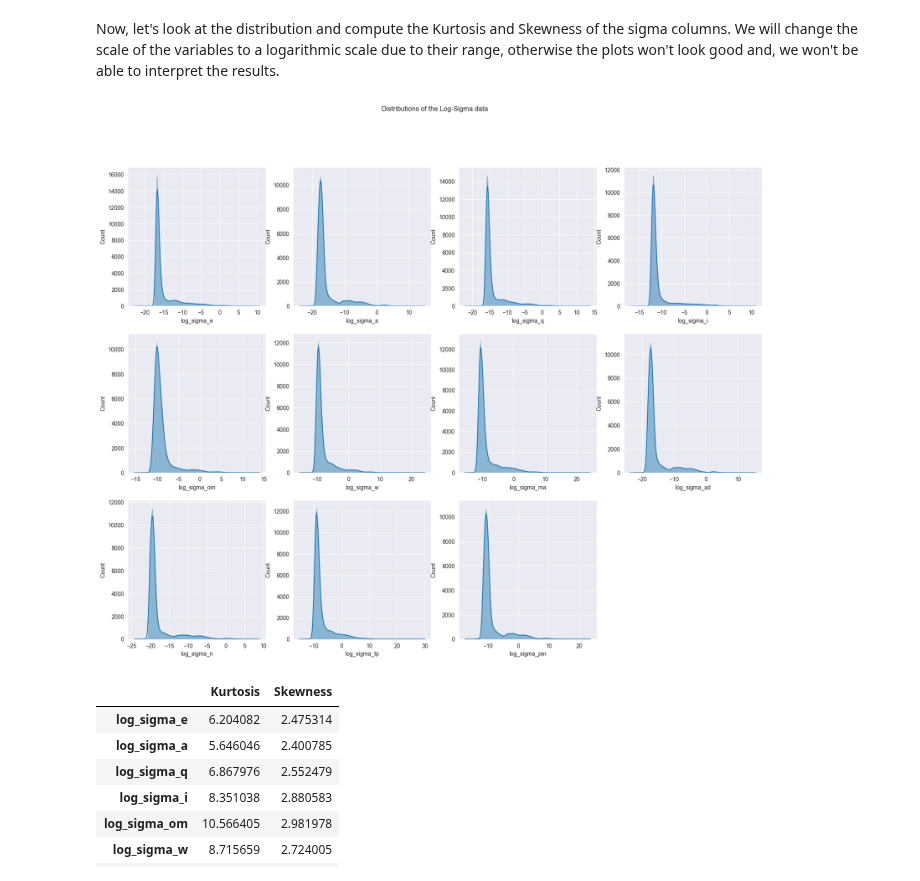
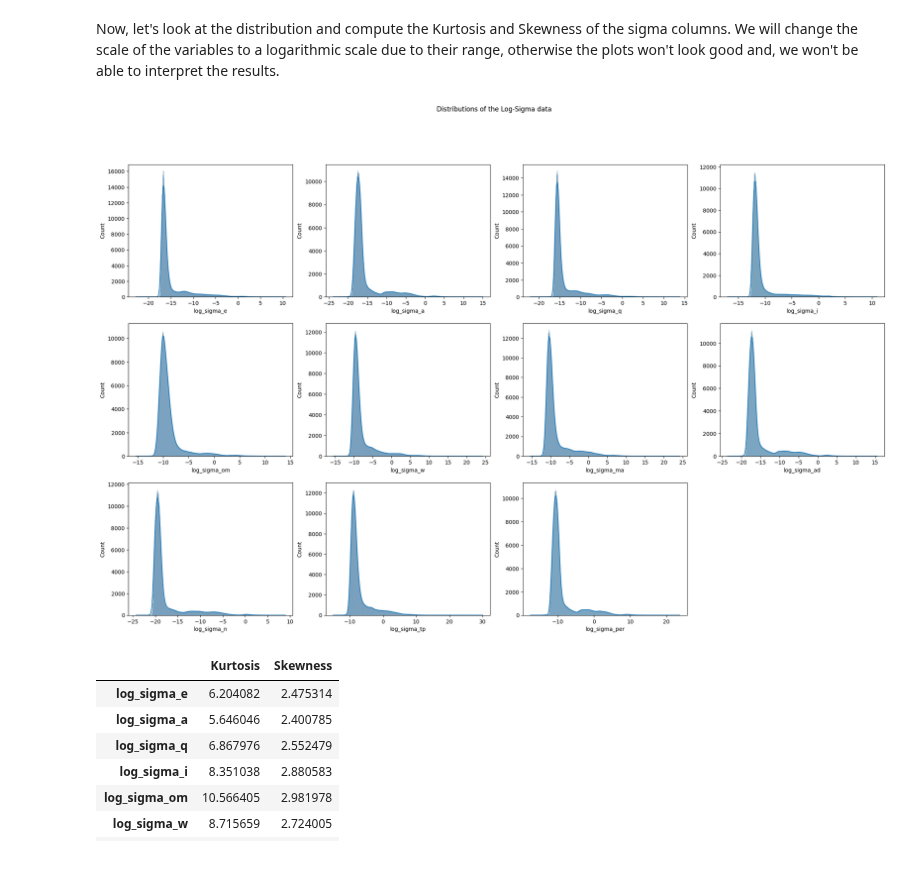
Before and after one commit to caiosoter/DS-Projects, a Jupyter notebook: Asteroid_Classification/Asteroid_Classification.ipynb, the cells around one changed output. Saved outputs shown, nothing was run; the diff lists cells and outputs as text; code cells hidden in the pictures.

```diff
--- a/Asteroid_Classification/Asteroid_Classification.ipynb
+++ b/Asteroid_Classification/Asteroid_Classification.ipynb
@@ -402,25 +402,25 @@ log_data = np.log(X_train[sigma_list])
 log_data.rename(columns=dictionary, inplace=True)
 # %%
 # Creating a subplot:
-fig, ax = plt.subplots(nrows= 3, ncols=4, sharex=False, sharey=False, figsize=(20, 15))
+fig, ax = plt.subplots(nrows= 3, ncols=4, sharex=False, sharey=False, figsize=(25, 15))
 fig.suptitle("Distributions of the Log-Sigma data")
 
 # Histogram plots:
 sns.histplot(log_data['log_sigma_e'], ax=ax[0, 0], kde=True)
 sns.histplot(log_data['log_sigma_a'], ax=ax[0, 1], kde=True)
 sns.histplot(log_data['log_sigma_q'], ax=ax[0, 2], kde=True)
 sns.histplot(log_data['log_sigma_i'], ax=ax[0, 3], kde=True)
 sns.histplot(log_data['log_sigma_om'], ax=ax[1, 0], kde=True)
 sns.histplot(log_data['log_sigma_w'], ax=ax[1, 1], kde=True)
 sns.histplot(log_data['log_sigma_ma'], ax=ax[1, 2], kde=True)
 sns.histplot(log_data['log_sigma_ad'], ax=ax[1, 3], kde=True)
 sns.histplot(log_data['log_sigma_n'], ax=ax[2, 0], kde=True)
 sns.histplot(log_data['log_sigma_tp'], ax=ax[2, 1], kde=True)
 sns.histplot(log_data['log_sigma_per'], ax=ax[2, 2], kde=True)
 
 ax[2, 3].set_visible(False)
 # %% [output]
-[figure, old version]
+[figure, new version]
 # %%
 # Printing Kurtosis and Skewness for the log(sigma) columns:
 kurtosis_skewness(log_data)
```
Also changed, not shown: parts of 14 cells of this notebook.
